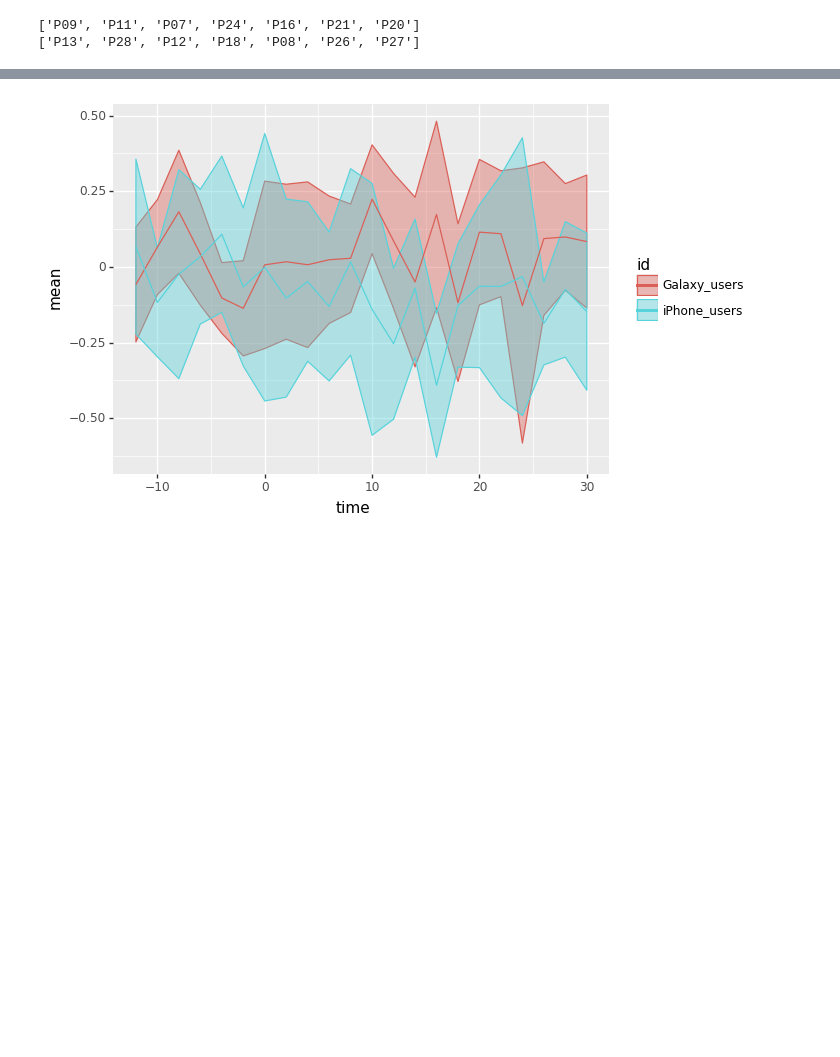
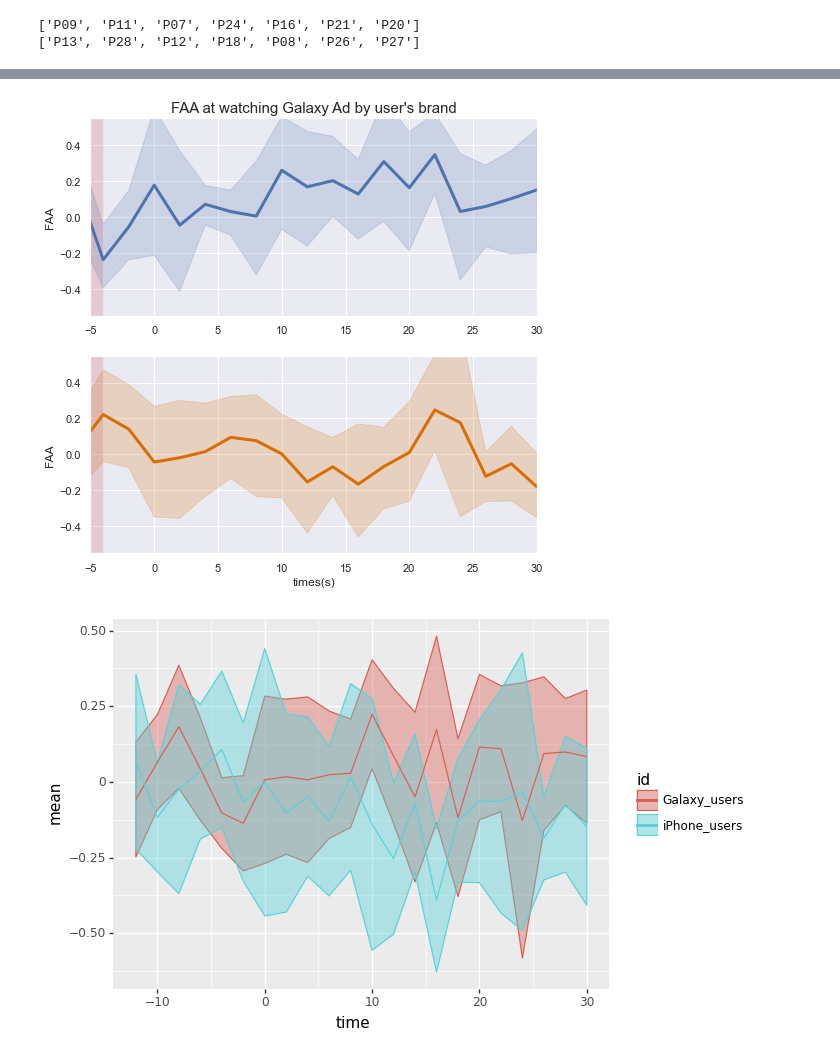
Before and after one commit to BrainNim/BrainScience, a Jupyter notebook: article_graph.ipynb, the cells around one changed output, grey strips where cells are left out. Saved outputs shown, nothing was run; the diff lists cells and outputs as text; code cells hidden in the pictures; blank space fills up the shorter version.

```diff
--- a/article_graph.ipynb
+++ b/article_graph.ipynb
@@ -359,3 +368,7 @@ for i in range(len(df1)):
+# %%
+draw_ribbon(T_df, label, group_list, valid_time = valid, title="FAA at watching Galaxy Ad by user's brand")
+# %% [output]
+[figure, added]
 # %%
 # ci 계산 함수 (ggplot으로 그릴 때 사용)
 # def col_mean_ci(dataframe, p_col):
```
Also changed, not shown: parts of 14 cells of this notebook.
